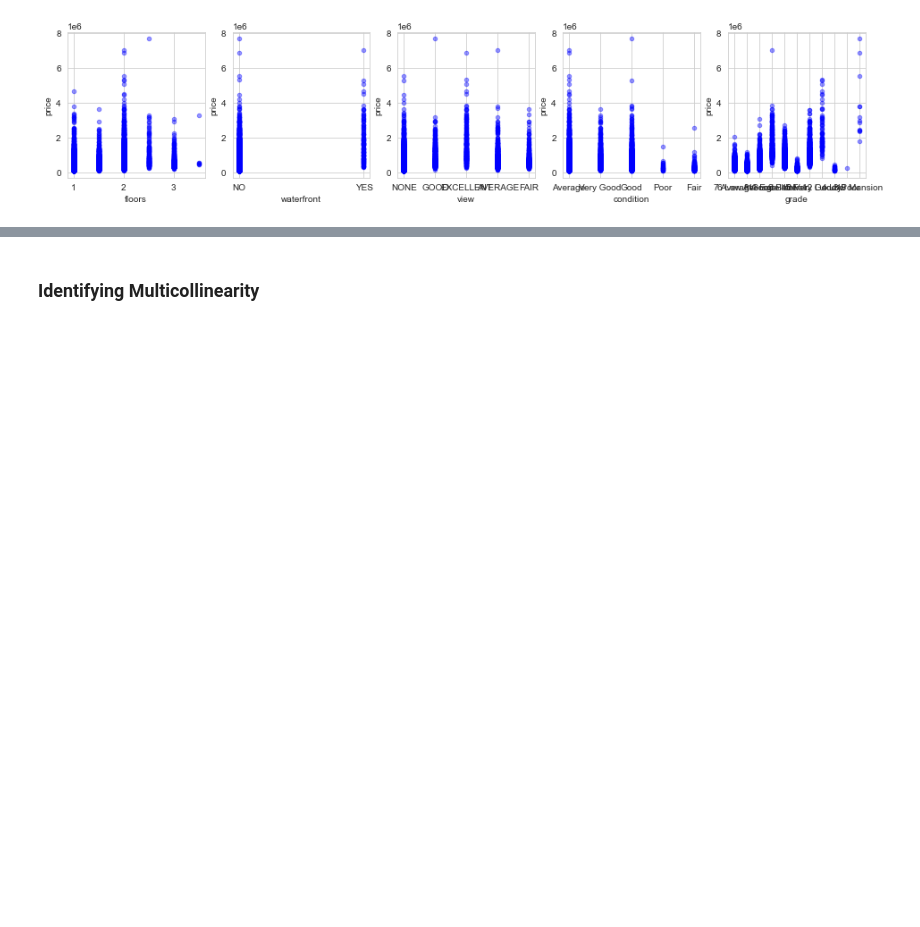
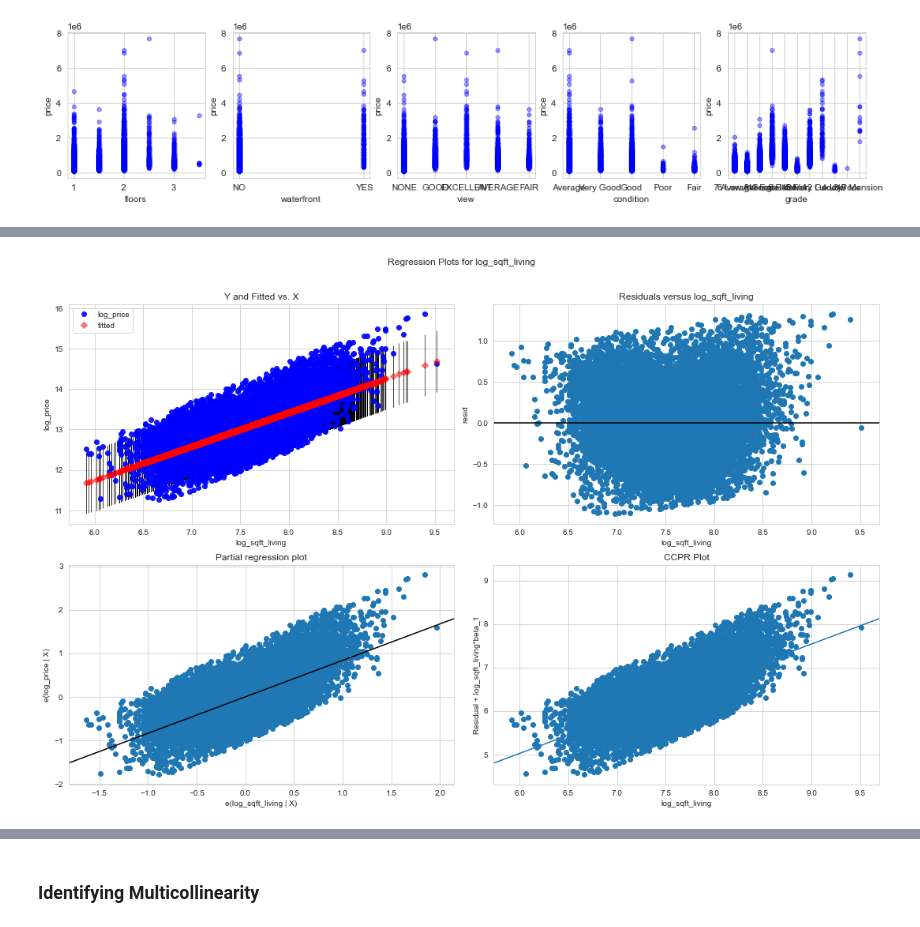
Before and after one commit to faith444/Kings-County-Housing-Prediction-Model, a Jupyter notebook: grace_eda.ipynb, the cells around one changed output, grey strips where cells are left out. Saved outputs shown, nothing was run; the diff lists cells and outputs as text; code cells hidden in the pictures; blank space fills up the shorter version.

```diff
--- a/grace_eda.ipynb
+++ b/grace_eda.ipynb
@@ -381,0 +396,4 @@ ax.set_title("Most Correlated Feature(sqft_above) vs. Sale Price");
+# %%
+f = 'log_price~log_sqft_living'
+baseline_model = ols(formula=f, data=df).fit()
+baseline_model.summary()
@@ -381,0 +420,6 @@ ax.set_title("Most Correlated Feature(sqft_above) vs. Sale Price");
+# %%
+fig = plt.figure(figsize=(15,10))
+fig = sm.graphics.plot_regress_exog(baseline_model, "log_sqft_living", fig=fig)
+plt.show()
+# %% [output]
+[figure, added]
```
Also changed, not shown: parts of 52 cells of this notebook.
